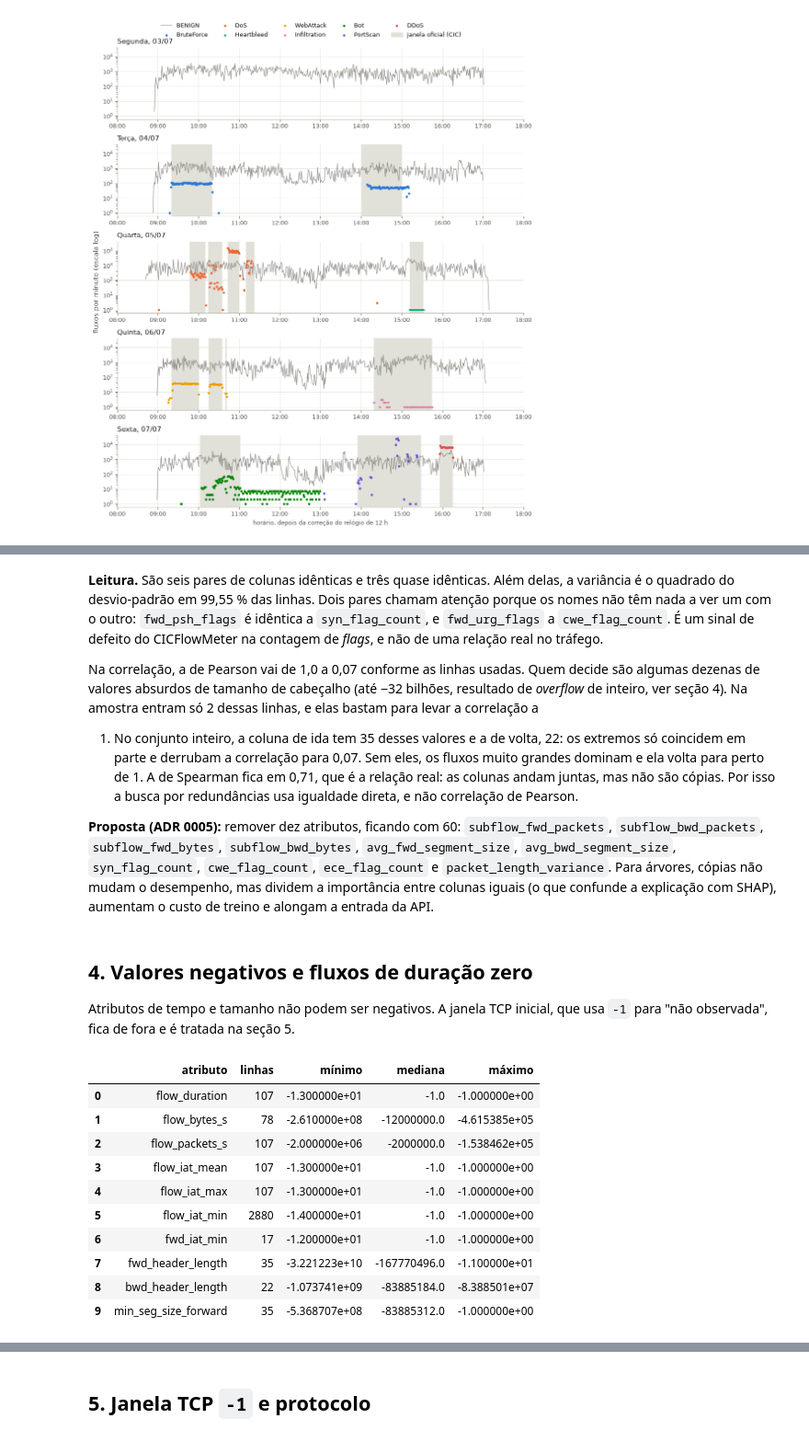
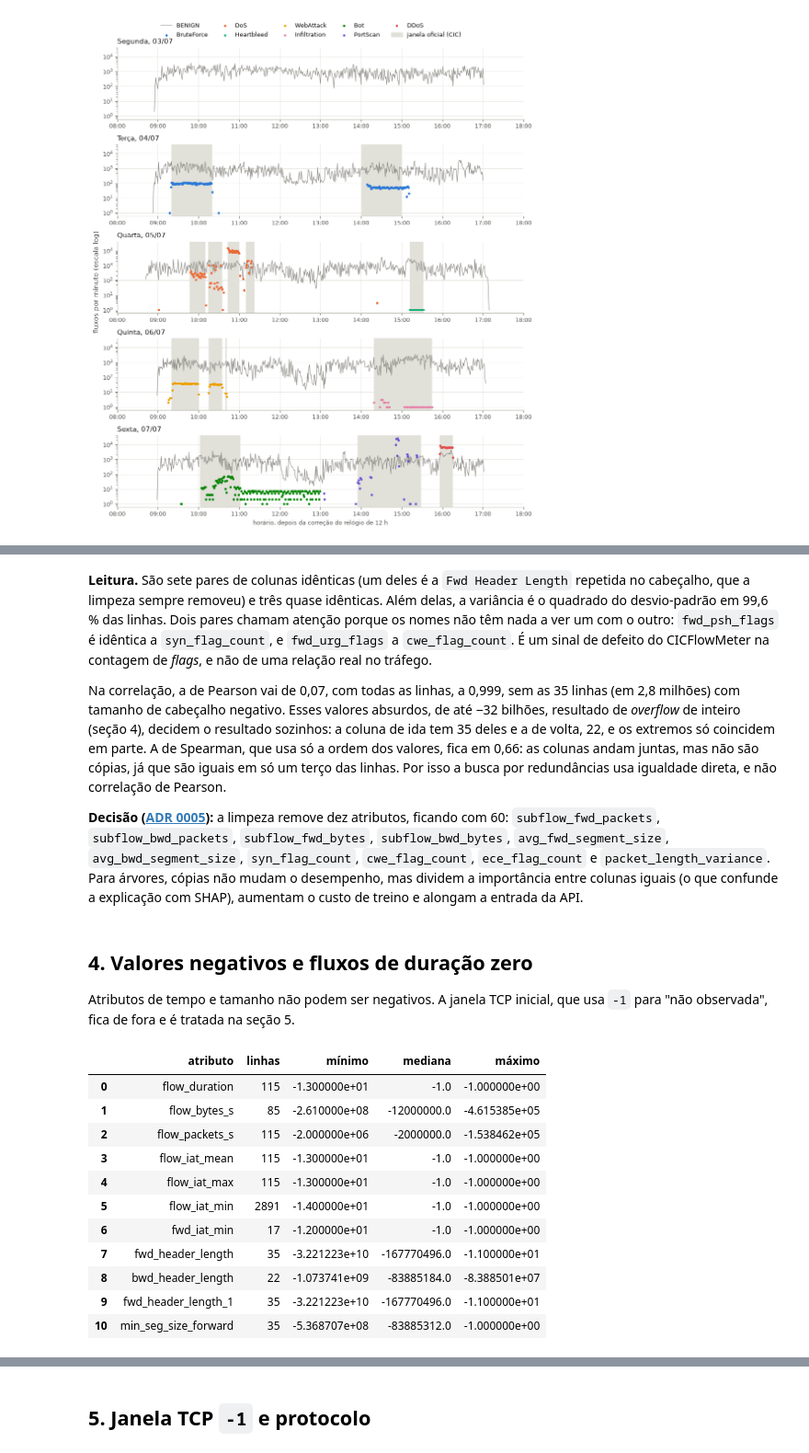
Before and after one commit to IsabelaaTeixeira/ids-ml, a Jupyter notebook: notebooks/01_eda.ipynb, the cells around one changed output, grey strips where cells are left out. Shown at 92% size. Saved outputs shown, nothing was run; the diff lists cells and outputs as text; code cells hidden in the pictures.

```diff
--- a/notebooks/01_eda.ipynb
+++ b/notebooks/01_eda.ipynb
@@ -239,8 +245,17 @@ iguais em pelo menos 99,99 % das linhas.
 # %%
-values = {c: df[c].to_numpy() for c in F}
+raw, _ = drop_empty_rows(load_raw(ROOT / "data" / "raw"))
+raw, _ = normalize_labels(raw)
+numeric = [
+    c
+    for c in schema.RAW_COLUMNS
+    if raw[c].dtype == "float32" and c not in schema.METADATA and raw[c].nunique() > 1
+]
+print(f"{fmt(len(raw))} fluxos rotulados, {len(numeric)} atributos numéricos não constantes")
+
+values = {c: raw[c].to_numpy() for c in numeric}
 rows = []
-for i, a in enumerate(F):
-    for b in F[i + 1 :]:
+for i, a in enumerate(numeric):
+    for b in numeric[i + 1 :]:
         equal = values[a] == values[b]
         if equal.mean() >= 0.9999:
             rows.append(
@@ -253,8 +268,8 @@ for i, a in enumerate(F):
             )
 display(pd.DataFrame(rows))
 
-std = df["packet_length_std"].astype("float64")
-var = df["packet_length_variance"].astype("float64")
+std = raw["packet_length_std"].astype("float64")
+var = raw["packet_length_variance"].astype("float64")
 same = np.isclose(std**2, var, rtol=1e-3)
 print(f"packet_length_variance = packet_length_std² em {100 * same.mean():.2f}% das linhas")
 # %% [output]
@@ -300,19 +312,20 @@ linhas com tamanho de cabeçalho negativo: 35 no total, 2 na amostra
 # %% [markdown]
-**Leitura.** São seis pares de colunas idênticas e três quase idênticas. Além delas, a variância é o
-quadrado do desvio-padrão em 99,55 % das linhas. Dois pares chamam atenção porque os nomes não têm
+**Leitura.** São sete pares de colunas idênticas (um deles é a `Fwd Header Length` repetida no
+cabeçalho, que a limpeza sempre removeu) e três quase idênticas. Além delas, a variância é o
+quadrado do desvio-padrão em 99,6 % das linhas. Dois pares chamam atenção porque os nomes não têm
 nada a ver um com o outro: `fwd_psh_flags` é idêntica a `syn_flag_count`, e `fwd_urg_flags` a
 `cwe_flag_count`. É um sinal de defeito do CICFlowMeter na contagem de *flags*, e não de uma relação
 real no tráfego.
 
-Na correlação, a de Pearson vai de 1,0 a 0,07 conforme as linhas usadas. Quem decide são algumas
-dezenas de valores absurdos de tamanho de cabeçalho (até −32 bilhões, resultado de *overflow* de
-inteiro, ver seção 4). Na amostra entram só 2 dessas linhas, e elas bastam para levar a correlação a
-1. No conjunto inteiro, a coluna de ida tem 35 desses valores e a de volta, 22: os extremos só
-coincidem em parte e derrubam a correlação para 0,07. Sem eles, os fluxos muito grandes dominam e ela volta
-para perto de 1. A de Spearman fica em 0,71, que é a relação real: as colunas andam juntas, mas não
-são cópias. Por isso a busca por redundâncias usa igualdade direta, e não correlação de Pearson.
+Na correlação, a de Pearson vai de 0,07, com todas as linhas, a 0,999, sem as 35 linhas (em 2,8
+milhões) com tamanho de cabeçalho negativo. Esses valores absurdos, de até −32 bilhões, resultado de
+*overflow* de inteiro (seção 4), decidem o resultado sozinhos: a coluna de ida tem 35 deles e a de
+volta, 22, e os extremos só coincidem em parte. A de Spearman, que usa só a ordem dos valores, fica
+em 0,66: as colunas andam juntas, mas não são cópias, já que são iguais em só um terço das linhas.
+Por isso a busca por redundâncias usa igualdade direta, e não correlação de Pearson.
 
-**Proposta (ADR 0005):** remover dez atributos, ficando com 60: `subflow_fwd_packets`,
+**Decisão ([ADR 0005](../docs/adr/0005-atributos-redundantes.md)):** a limpeza remove dez
+atributos, ficando com 60: `subflow_fwd_packets`,
 `subflow_bwd_packets`, `subflow_fwd_bytes`, `subflow_bwd_bytes`, `avg_fwd_segment_size`,
 `avg_bwd_segment_size`, `syn_flag_count`, `cwe_flag_count`, `ece_flag_count` e
 `packet_length_variance`. Para árvores, cópias não mudam o desempenho, mas dividem a importância
@@ -326,31 +339,32 @@ observada", fica de fora e é tratada na seção 5.
 # %%
 skip = {"init_win_bytes_forward", "init_win_bytes_backward"}
 rows = []
-for c in F:
-    negative = df.loc[df[c] < 0, c]
+for c in numeric:
+    negative = raw.loc[raw[c] < 0, c]
     if len(negative) and c not in skip:
         rows.append(
             {
                 "atributo": c,
                 "linhas": len(negative),
                 "mínimo": negative.min(),
                 "mediana": negative.median(),
                 "máximo": negative.max(),
             }
         )
 display(pd.DataFrame(rows))
 # %% [output]
 |  | atributo | linhas | mínimo | mediana | máximo |
-| 0 | flow_duration | 107 | -1.300000e+01 | -1.0 | -1.000000e+00 |
-| 1 | flow_bytes_s | 78 | -2.610000e+08 | -12000000.0 | -4.615385e+05 |
-| 2 | flow_packets_s | 107 | -2.000000e+06 | -2000000.0 | -1.538462e+05 |
-| 3 | flow_iat_mean | 107 | -1.300000e+01 | -1.0 | -1.000000e+00 |
-| 4 | flow_iat_max | 107 | -1.300000e+01 | -1.0 | -1.000000e+00 |
-| 5 | flow_iat_min | 2880 | -1.400000e+01 | -1.0 | -1.000000e+00 |
+| 0 | flow_duration | 115 | -1.300000e+01 | -1.0 | -1.000000e+00 |
+| 1 | flow_bytes_s | 85 | -2.610000e+08 | -12000000.0 | -4.615385e+05 |
+| 2 | flow_packets_s | 115 | -2.000000e+06 | -2000000.0 | -1.538462e+05 |
+| 3 | flow_iat_mean | 115 | -1.300000e+01 | -1.0 | -1.000000e+00 |
+| 4 | flow_iat_max | 115 | -1.300000e+01 | -1.0 | -1.000000e+00 |
+| 5 | flow_iat_min | 2891 | -1.400000e+01 | -1.0 | -1.000000e+00 |
 | 6 | fwd_iat_min | 17 | -1.200000e+01 | -1.0 | -1.000000e+00 |
 | 7 | fwd_header_length | 35 | -3.221223e+10 | -167770496.0 | -1.100000e+01 |
 | 8 | bwd_header_length | 22 | -1.073741e+09 | -83885184.0 | -8.388501e+07 |
-| 9 | min_seg_size_forward | 35 | -5.368707e+08 | -83885312.0 | -1.000000e+00 |
+| 9 | fwd_header_length_1 | 35 | -3.221223e+10 | -167770496.0 | -1.100000e+01 |
+| 10 | min_seg_size_forward | 35 | -5.368707e+08 | -83885312.0 | -1.000000e+00 |
 # %%
 time_cols = ["flow_iat_min", "fwd_iat_min"]
 size_cols = ["fwd_header_length", "bwd_header_length", "min_seg_size_forward"]
```
Also changed, not shown: parts of 26 cells of this notebook, 11 other files.
